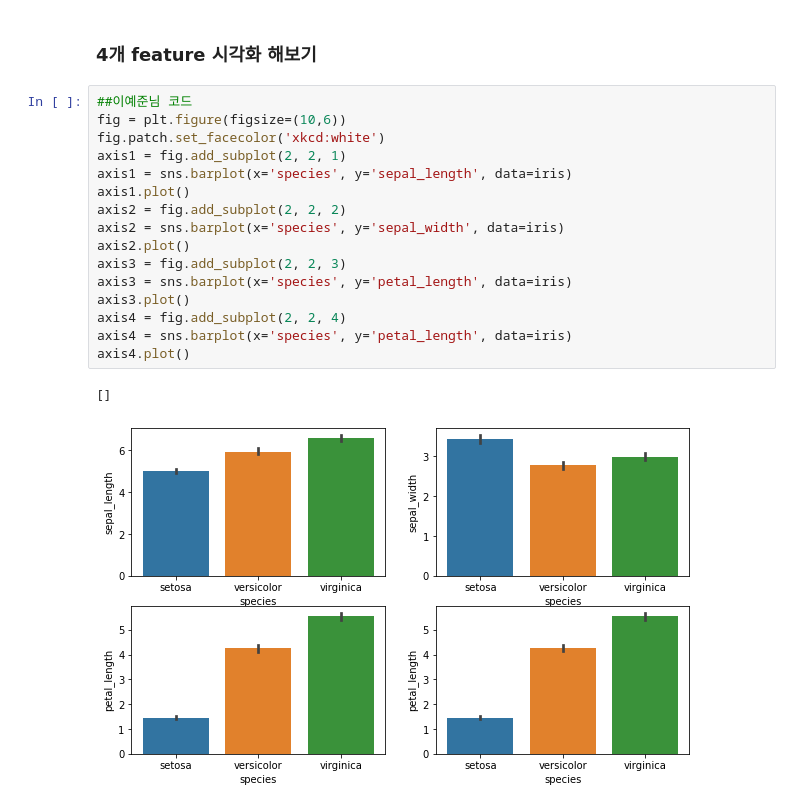
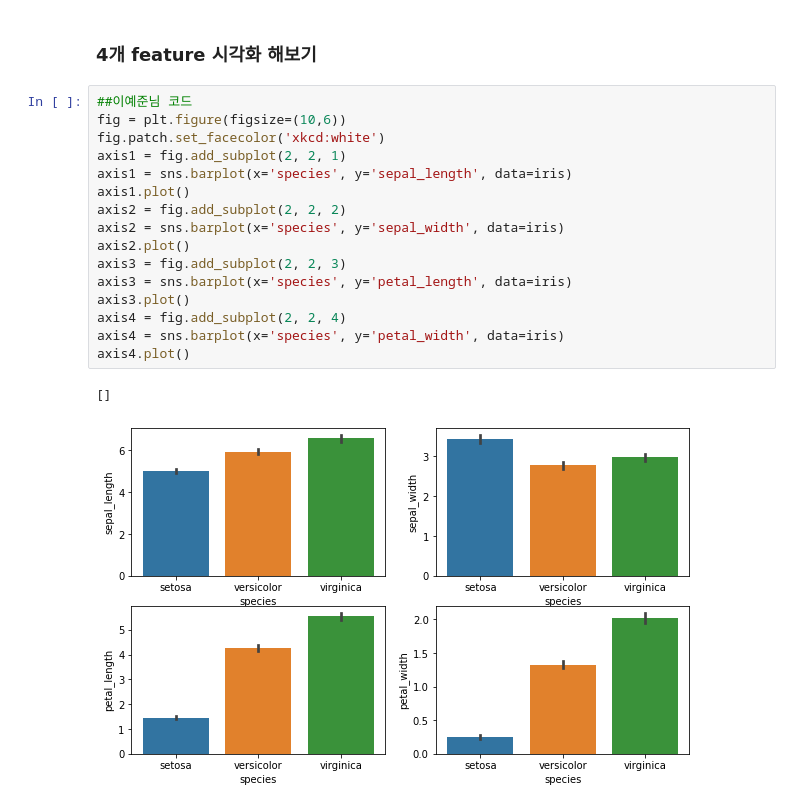
Before and after one commit to genie-lee-beep/Jieun-Lee, a Jupyter notebook: Likelion_bootcamp/Data visualization/Data visualization_matplotlib, seaborn_(iris,tips)_210623v.ipynb, the cells around one changed output. Saved outputs shown, nothing was run; the diff lists cells and outputs as text.

```diff
--- a/Likelion_bootcamp/Data visualization/Data visualization_matplotlib, seaborn_(iris,tips)_210623v.ipynb
+++ b/Likelion_bootcamp/Data visualization/Data visualization_matplotlib, seaborn_(iris,tips)_210623v.ipynb
@@ -190,19 +219,19 @@ plt.show()
 # %%
 ##이예준님 코드
 fig = plt.figure(figsize=(10,6))
 fig.patch.set_facecolor('xkcd:white')
 axis1 = fig.add_subplot(2, 2, 1)
 axis1 = sns.barplot(x='species', y='sepal_length', data=iris)
 axis1.plot()
 axis2 = fig.add_subplot(2, 2, 2)
 axis2 = sns.barplot(x='species', y='sepal_width', data=iris)
 axis2.plot()
 axis3 = fig.add_subplot(2, 2, 3)
 axis3 = sns.barplot(x='species', y='petal_length', data=iris)
 axis3.plot()
 axis4 = fig.add_subplot(2, 2, 4)
-axis4 = sns.barplot(x='species', y='petal_length', data=iris)
+axis4 = sns.barplot(x='species', y='petal_width', data=iris)
 axis4.plot()
 # %% [output]
 []
-[figure, old version]
+[figure, new version]
```
Also changed, not shown: parts of 5 cells of this notebook.
